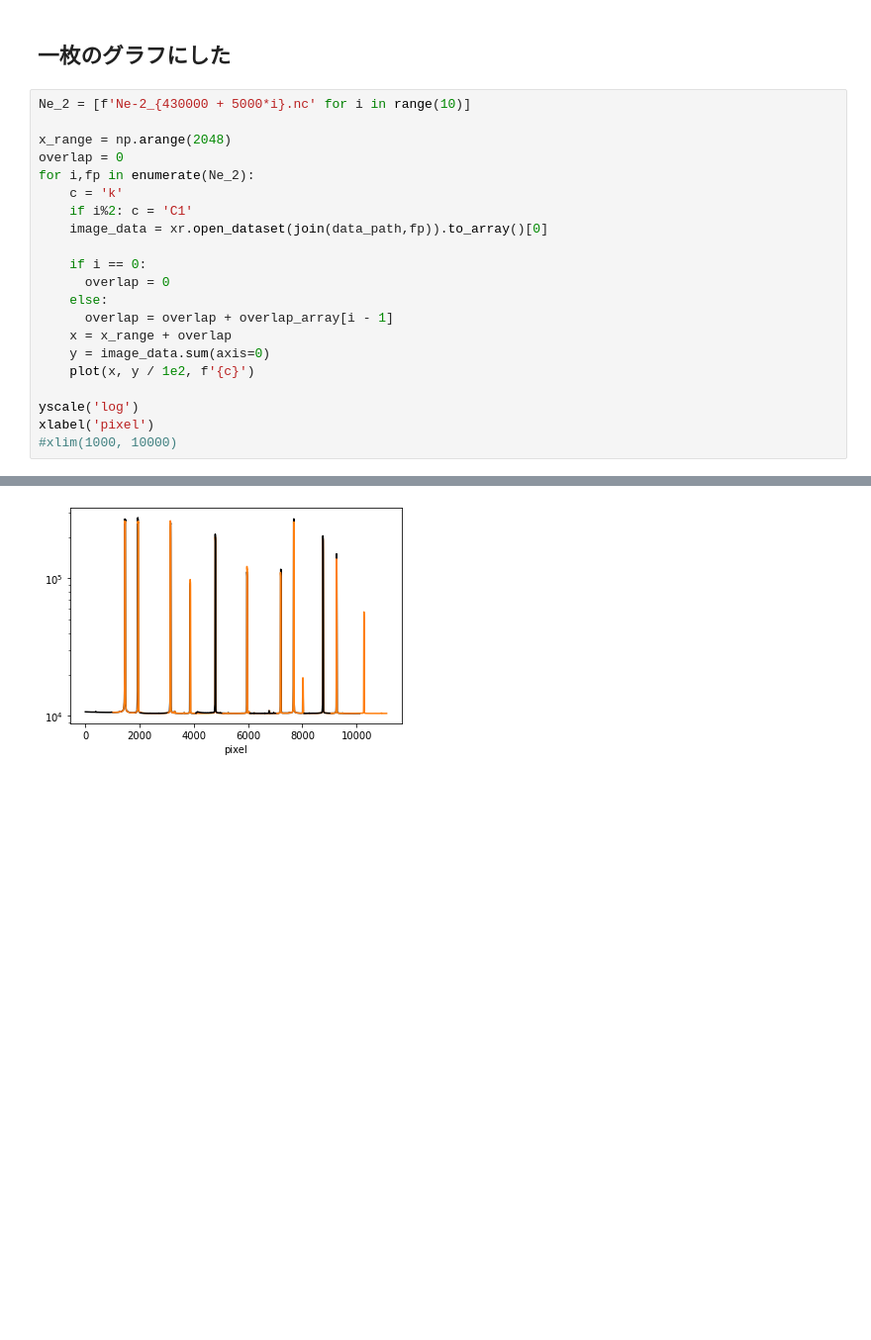
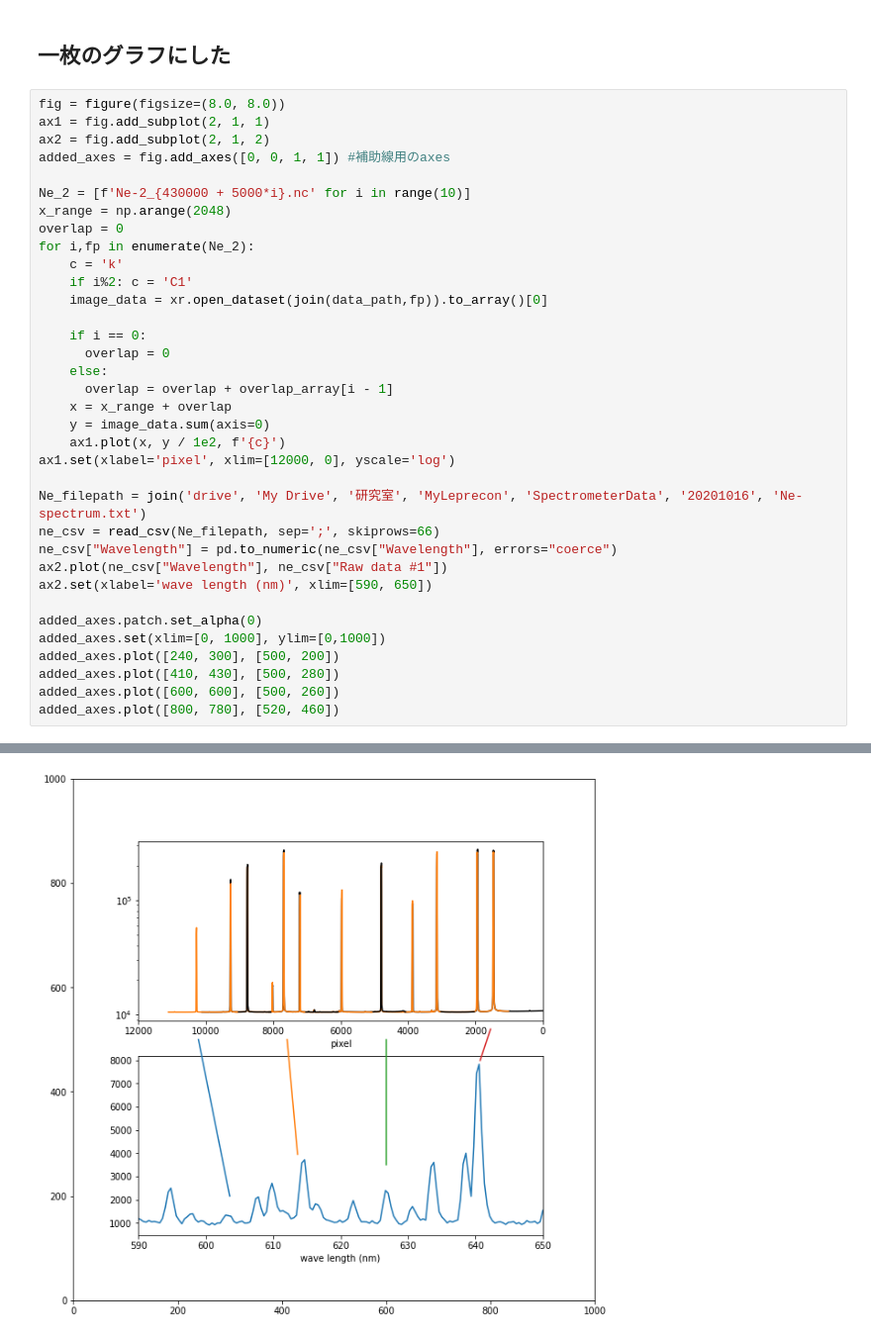
Before and after one commit to AtsushiNi/myLeprecon, a Jupyter notebook: niihama/motor_misalignment.ipynb, the cells around one changed output, grey strips where cells are left out. Shown at 99% size. Drawn from its saved outputs; the diff is of its cells as text; blank space fills up the shorter version.

```diff
--- a/niihama/motor_misalignment.ipynb
+++ b/niihama/motor_misalignment.ipynb
@@ -179,8 +183,12 @@ plot(moter, overlap_array)
 # %% [markdown]
 ## 一枚のグラフにした
 # %%
+fig = figure(figsize=(8.0, 8.0))
+ax1 = fig.add_subplot(2, 1, 1)
+ax2 = fig.add_subplot(2, 1, 2)
+added_axes = fig.add_axes([0, 0, 1, 1]) #補助線用のaxes
+
 Ne_2 = [f'Ne-2_{430000 + 5000*i}.nc' for i in range(10)]
-
 x_range = np.arange(2048)
 overlap = 0
 for i,fp in enumerate(Ne_2):
@@ -194,9 +202,19 @@ for i,fp in enumerate(Ne_2):
       overlap = overlap + overlap_array[i - 1]
     x = x_range + overlap
     y = image_data.sum(axis=0)
-    plot(x, y / 1e2, f'{c}')
+    ax1.plot(x, y / 1e2, f'{c}')
+ax1.set(xlabel='pixel', xlim=[12000, 0], yscale='log')
 
-yscale('log')
-xlabel('pixel')
-#xlim(1000, 10000)
+Ne_filepath = join('drive', 'My Drive', '研究室', 'MyLeprecon', 'SpectrometerData', '20201016', 'Ne-spectrum.txt')
+ne_csv = read_csv(Ne_filepath, sep=';', skiprows=66)
+ne_csv["Wavelength"] = pd.to_numeric(ne_csv["Wavelength"], errors="coerce")
+ax2.plot(ne_csv["Wavelength"], ne_csv["Raw data #1"])
+ax2.set(xlabel='wave length (nm)', xlim=[590, 650])
+
+added_axes.patch.set_alpha(0)
+added_axes.set(xlim=[0, 1000], ylim=[0,1000])
+added_axes.plot([240, 300], [500, 200])
+added_axes.plot([410, 430], [500, 280])
+added_axes.plot([600, 600], [500, 260])
+added_axes.plot([800, 780], [520, 460])
 # %% [output]
@@ -204 +222 @@ Text(0.5, 0, 'pixel')
-[figure, old version]
+[figure, new version]
```
Also changed, not shown: parts of 4 cells of this notebook.
